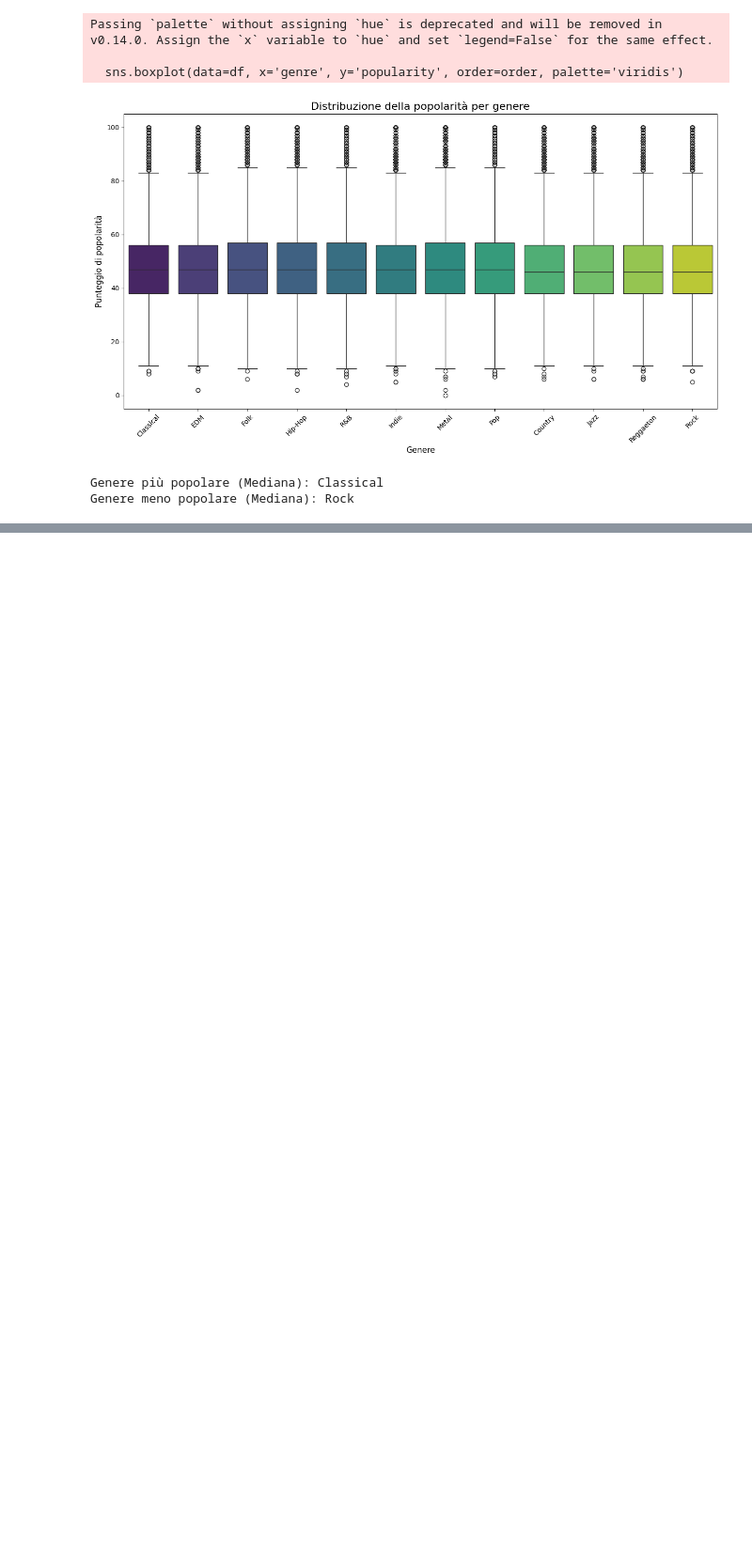
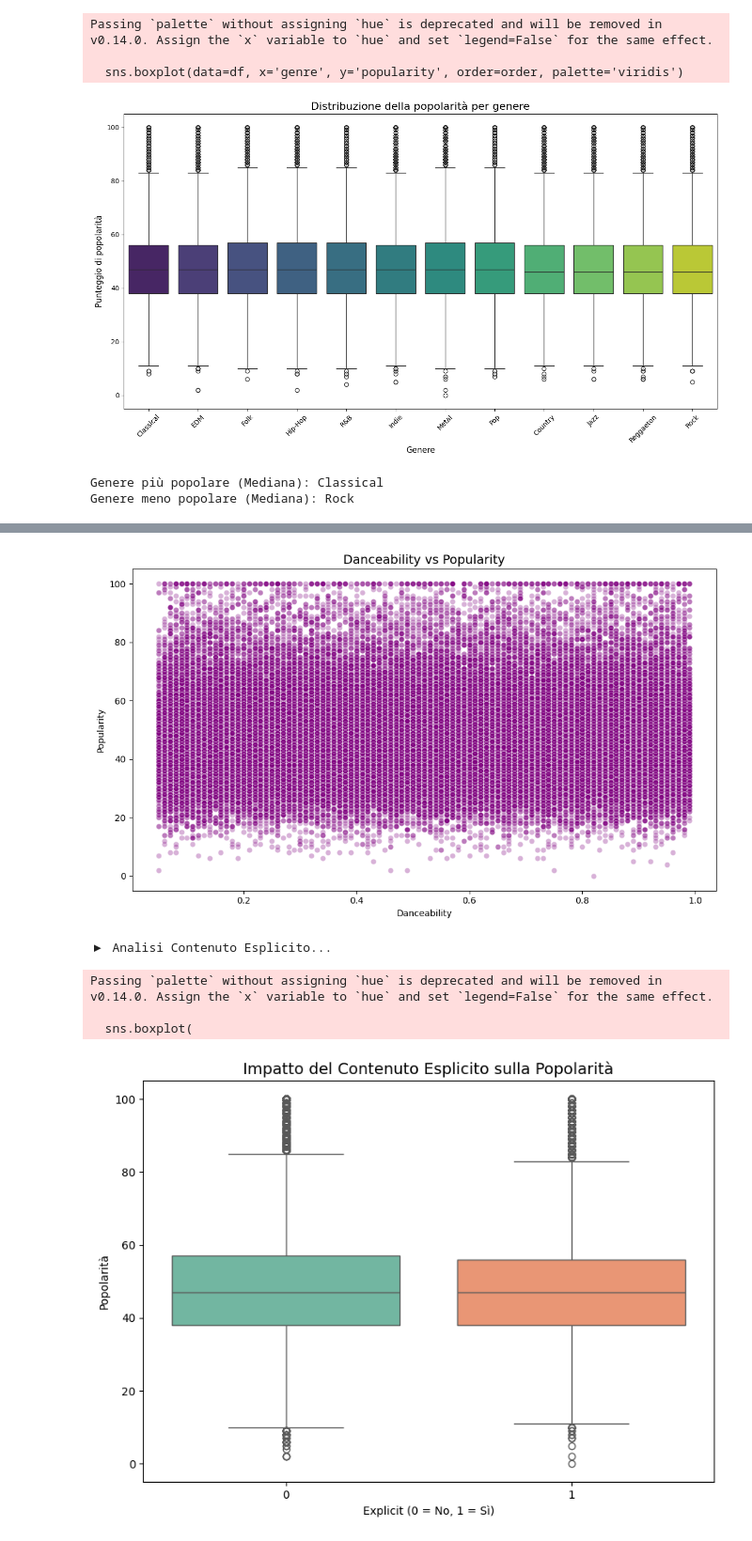
Before and after one commit to Luddachan/RepoSpotify_AnnaAntoRosy, a Jupyter notebook: analisi.ipynb, the cells around one changed output, grey strips where cells are left out. Shown at 94% size. Drawn from its saved outputs; the diff is of its cells as text; code cells hidden in the pictures; blank space fills up the shorter version.

```diff
--- a/analisi.ipynb
+++ b/analisi.ipynb
@@ -234,0 +271,45 @@ Genere meno popolare (Mediana): Rock
+# %%
+# --- Danceability vs Popularità ---
+if 'danceability' in available_features:
+    plt.figure(figsize=(10, 6))
+
+    sns.scatterplot(
+        data=df,
+        x='danceability',
+        y=target,
+        alpha=0.3,
+        color='purple'
+    )
+
+    plt.title(f'Danceability vs {target.capitalize()}', fontsize=14)
+    plt.xlabel('Danceability')
+    plt.ylabel(target.capitalize())
+    plt.tight_layout()
+    plt.show()
+
+
+# --- Contenuto Esplicito ---
+if 'explicit' in df.columns:
+    print("\n▶ Analisi Contenuto Esplicito...")
+
+    plt.figure(figsize=(8, 6))
+
+    sns.boxplot(
+        data=df,
+        x='explicit',
+        y=target,
+        palette='Set2'
+    )
+
+    plt.title('Impatto del Contenuto Esplicito sulla Popolarità', fontsize=14)
+    plt.xlabel('Explicit (0 = No, 1 = Sì)')
+    plt.ylabel('Popolarità')
+    plt.tight_layout()
+    plt.show()
+# %% [output]
+[figure, added]
+▶ Analisi Contenuto Esplicito...
+Passing `palette` without assigning `hue` is deprecated and will be removed in v0.14.0. Assign the `x` variable to `hue` and set `legend=False` for the same effect.
+
+  sns.boxplot(
+[figure, added]
```
Also changed, not shown: parts of 3 cells of this notebook, 3 other files.
